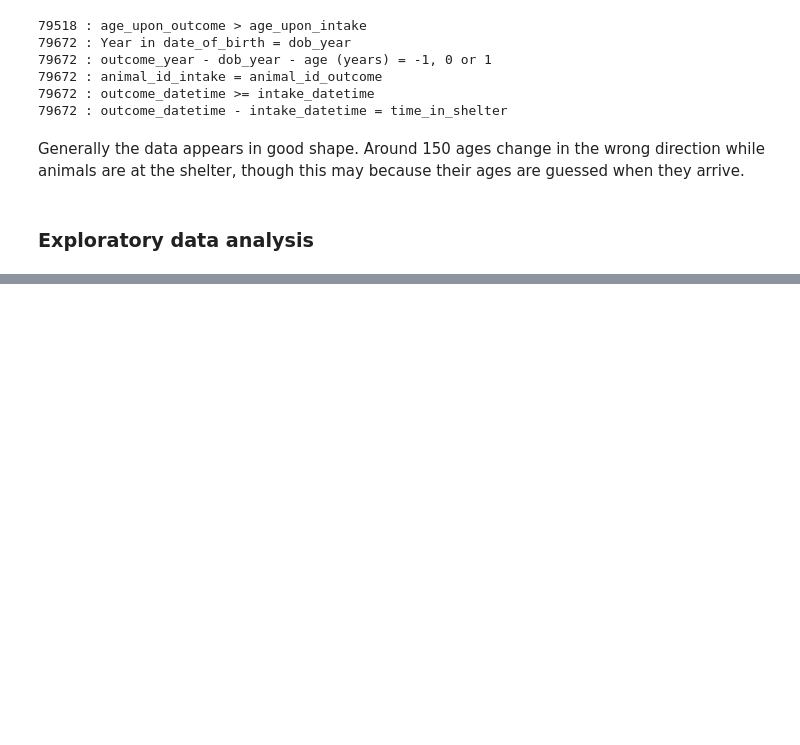
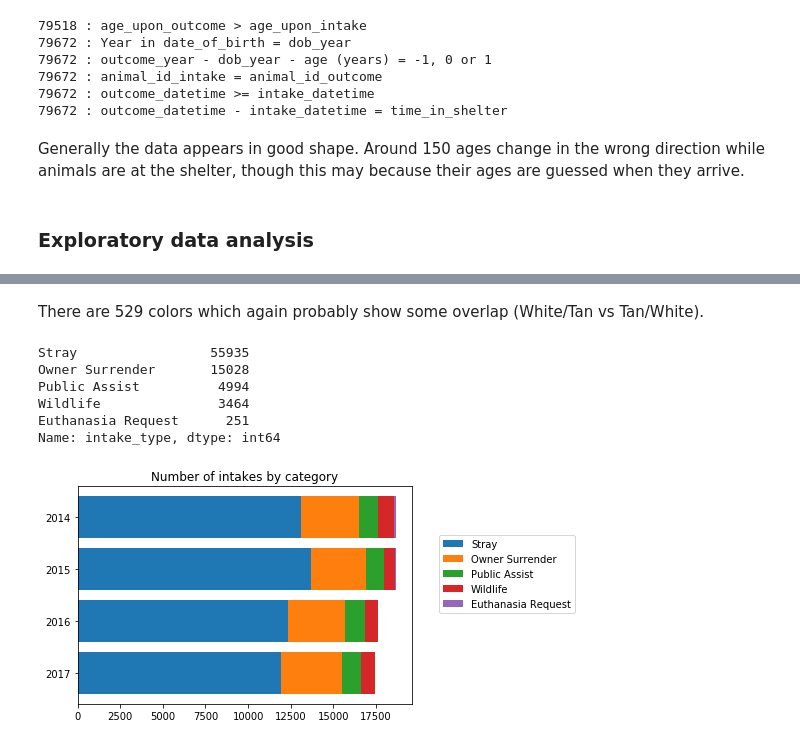
Before and after one commit to SmellsLikeCake/austin-animal-shelter, a Jupyter notebook: Austin-animal-shelter-write-up.ipynb, the cells around one changed output, grey strips where cells are left out. Cells and saved outputs as stored; diff of their text form; code cells hidden in the pictures; blank space fills up the shorter version.

```diff
--- a/Austin-animal-shelter-write-up.ipynb
+++ b/Austin-animal-shelter-write-up.ipynb
@@ -89,0 +142,34 @@ Generally the data appears in good shape. Around 150 ages change in the wrong di
+# %% [markdown]
+There are 529 colors which again probably show some overlap (White/Tan vs Tan/White).
+# %%
+aac.intake_type.value_counts()
+# %% [output]
+Stray                 55935
+Owner Surrender       15028
+Public Assist          4994
+Wildlife               3464
+Euthanasia Request      251
+Name: intake_type, dtype: int64
+# %%
+intake_type = ['Stray', 'Owner Surrender', 'Public Assist', 'Wildlife', 'Euthanasia Request']
+complete_years = [2017, 2016, 2015, 2014]
+intake_dict = dict()
+
+for t in intake_type:
+    t_count = []
+    for year in complete_years:
+        t_count.append(aac.loc[(aac['intake_type'] == t) & (aac['intake_year'] == year), ].shape[0])
+    t_count = np.array(t_count)
+    intake_dict[str(t)] = t_count
+# %%
+plt.barh(y=complete_years, width=intake_dict['Stray'], tick_label=complete_years, label='Stray')
+plt.barh(y=complete_years, width=intake_dict['Owner Surrender'], left=intake_dict['Stray'], label='Owner Surrender')
+plt.barh(y=complete_years, width=intake_dict['Public Assist'], left=(intake_dict['Stray'] + intake_dict['Owner Surrender']), label='Public Assist')
+plt.barh(y=complete_years, width=intake_dict['Wildlife'], left=(intake_dict['Stray'] + intake_dict['Owner Surrender'] + intake_dict['Public Assist']), label='Wildlife')
+plt.barh(y=complete_years, width=intake_dict['Euthanasia Request'], left=(intake_dict['Stray'] + intake_dict['Owner Surrender'] + intake_dict['Public Assist'] + intake_dict['Wildlife']), label='Euthanasia Request')
+plt.gca().invert_yaxis()
+plt.legend(bbox_to_anchor=(1.5, 0.8))
+plt.title('Number of intakes by category')
+plt.show()
+# %% [output]
+[figure, added]
```
Also changed, not shown: parts of 27 cells of this notebook.
